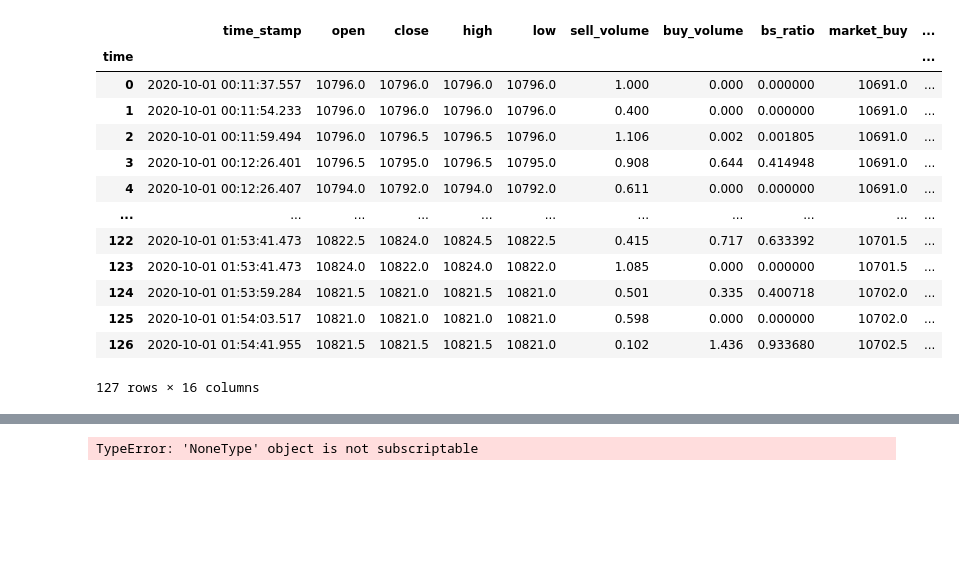
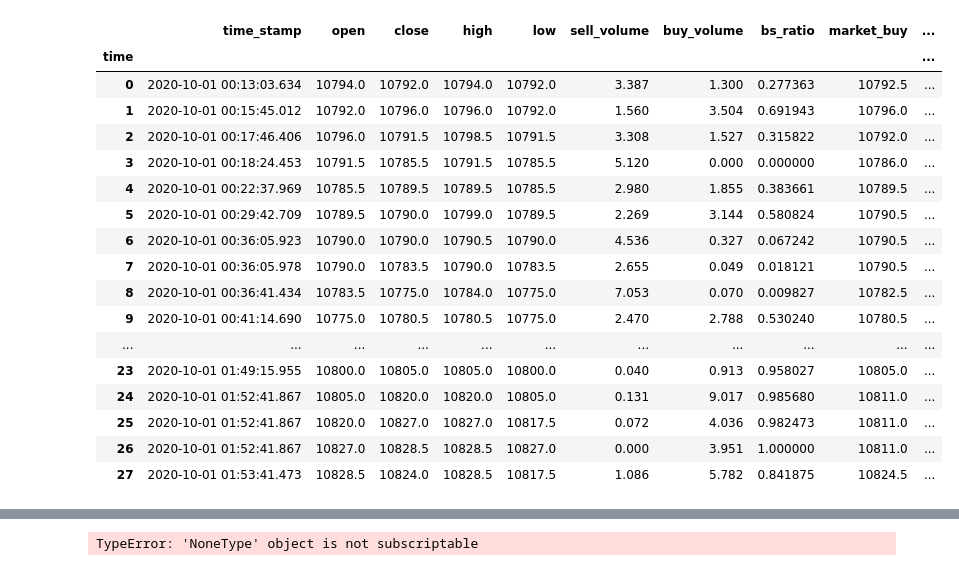
Before and after one commit to yasstake/ftxmmf, a Jupyter notebook: notebook/board_merge.ipynb, the cells around one changed output, grey strips where cells are left out. Saved outputs shown, nothing was run; the diff lists cells and outputs as text; code cells hidden in the pictures; blank space fills up the shorter version.

```diff
--- a/notebook/board_merge.ipynb
+++ b/notebook/board_merge.ipynb
@@ -24,7 +24,7 @@ history3 = load_file(root_path+files[2])
 history4 = load_file(root_path+files[3])
 # %%
 history1.merge_log(history2)
-history1.setup_dollar_bar(tick_vol=1)
+history1.setup_dollar_bar(tick_vol=5)
 history1.update_price()
 history1.update_q_value()
 print(len(history1.dollar_bar))
@@ -54,16 +51,20 @@ chop too short 2020-10-01 01:54:41.955000 2020-10-01 01:57:41.955000
 |  | time_stamp | open | close | high | low | sell_volume | buy_volume | bs_ratio | market_buy | ... |
 | time |  |  |  |  |  |  |  |  |  | ... |
-| 0 | 2020-10-01 00:11:37.557 | 10796.0 | 10796.0 | 10796.0 | 10796.0 | 1.000 | 0.000 | 0.000000 | 10691.0 | ... |
-| 1 | 2020-10-01 00:11:54.233 | 10796.0 | 10796.0 | 10796.0 | 10796.0 | 0.400 | 0.000 | 0.000000 | 10691.0 | ... |
-| 2 | 2020-10-01 00:11:59.494 | 10796.0 | 10796.5 | 10796.5 | 10796.0 | 1.106 | 0.002 | 0.001805 | 10691.0 | ... |
-| 3 | 2020-10-01 00:12:26.401 | 10796.5 | 10795.0 | 10796.5 | 10795.0 | 0.908 | 0.644 | 0.414948 | 10691.0 | ... |
-| 4 | 2020-10-01 00:12:26.407 | 10794.0 | 10792.0 | 10794.0 | 10792.0 | 0.611 | 0.000 | 0.000000 | 10691.0 | ... |
+| 0 | 2020-10-01 00:13:03.634 | 10794.0 | 10792.0 | 10794.0 | 10792.0 | 3.387 | 1.300 | 0.277363 | 10792.5 | ... |
+| 1 | 2020-10-01 00:15:45.012 | 10792.0 | 10796.0 | 10796.0 | 10792.0 | 1.560 | 3.504 | 0.691943 | 10796.0 | ... |
+| 2 | 2020-10-01 00:17:46.406 | 10796.0 | 10791.5 | 10798.5 | 10791.5 | 3.308 | 1.527 | 0.315822 | 10792.0 | ... |
+| 3 | 2020-10-01 00:18:24.453 | 10791.5 | 10785.5 | 10791.5 | 10785.5 | 5.120 | 0.000 | 0.000000 | 10786.0 | ... |
+| 4 | 2020-10-01 00:22:37.969 | 10785.5 | 10789.5 | 10789.5 | 10785.5 | 2.980 | 1.855 | 0.383661 | 10789.5 | ... |
+| 5 | 2020-10-01 00:29:42.709 | 10789.5 | 10790.0 | 10799.0 | 10789.5 | 2.269 | 3.144 | 0.580824 | 10790.5 | ... |
+| 6 | 2020-10-01 00:36:05.923 | 10790.0 | 10790.0 | 10790.5 | 10790.0 | 4.536 | 0.327 | 0.067242 | 10790.5 | ... |
+| 7 | 2020-10-01 00:36:05.978 | 10790.0 | 10783.5 | 10790.0 | 10783.5 | 2.655 | 0.049 | 0.018121 | 10790.5 | ... |
+| 8 | 2020-10-01 00:36:41.434 | 10783.5 | 10775.0 | 10784.0 | 10775.0 | 7.053 | 0.070 | 0.009827 | 10782.5 | ... |
+| 9 | 2020-10-01 00:41:14.690 | 10775.0 | 10780.5 | 10780.5 | 10775.0 | 2.470 | 2.788 | 0.530240 | 10780.5 | ... |
 | ... | ... | ... | ... | ... | ... | ... | ... | ... | ... | ... |
-| 122 | 2020-10-01 01:53:41.473 | 10822.5 | 10824.0 | 10824.5 | 10822.5 | 0.415 | 0.717 | 0.633392 | 10701.5 | ... |
-| 123 | 2020-10-01 01:53:41.473 | 10824.0 | 10822.0 | 10824.0 | 10822.0 | 1.085 | 0.000 | 0.000000 | 10701.5 | ... |
-| 124 | 2020-10-01 01:53:59.284 | 10821.5 | 10821.0 | 10821.5 | 10821.0 | 0.501 | 0.335 | 0.400718 | 10702.0 | ... |
-| 125 | 2020-10-01 01:54:03.517 | 10821.0 | 10821.0 | 10821.0 | 10821.0 | 0.598 | 0.000 | 0.000000 | 10702.0 | ... |
-| 126 | 2020-10-01 01:54:41.955 | 10821.5 | 10821.5 | 10821.5 | 10821.0 | 0.102 | 1.436 | 0.933680 | 10702.5 | ... |
+| 23 | 2020-10-01 01:49:15.955 | 10800.0 | 10805.0 | 10805.0 | 10800.0 | 0.040 | 0.913 | 0.958027 | 10805.0 | ... |
+| 24 | 2020-10-01 01:52:41.867 | 10805.0 | 10820.0 | 10820.0 | 10805.0 | 0.131 | 9.017 | 0.985680 | 10811.0 | ... |
+| 25 | 2020-10-01 01:52:41.867 | 10820.0 | 10827.0 | 10827.0 | 10817.5 | 0.072 | 4.036 | 0.982473 | 10811.0 | ... |
+| 26 | 2020-10-01 01:52:41.867 | 10827.0 | 10828.5 | 10828.5 | 10827.0 | 0.000 | 3.951 | 1.000000 | 10811.0 | ... |
+| 27 | 2020-10-01 01:53:41.473 | 10828.5 | 10824.0 | 10828.5 | 10817.5 | 1.086 | 5.782 | 0.841875 | 10824.5 | ... |
-127 rows × 16 columns
 # %%
 history2.merge_log(history3)
```
Also changed, not shown: parts of 8 cells of this notebook, 1 other file.
